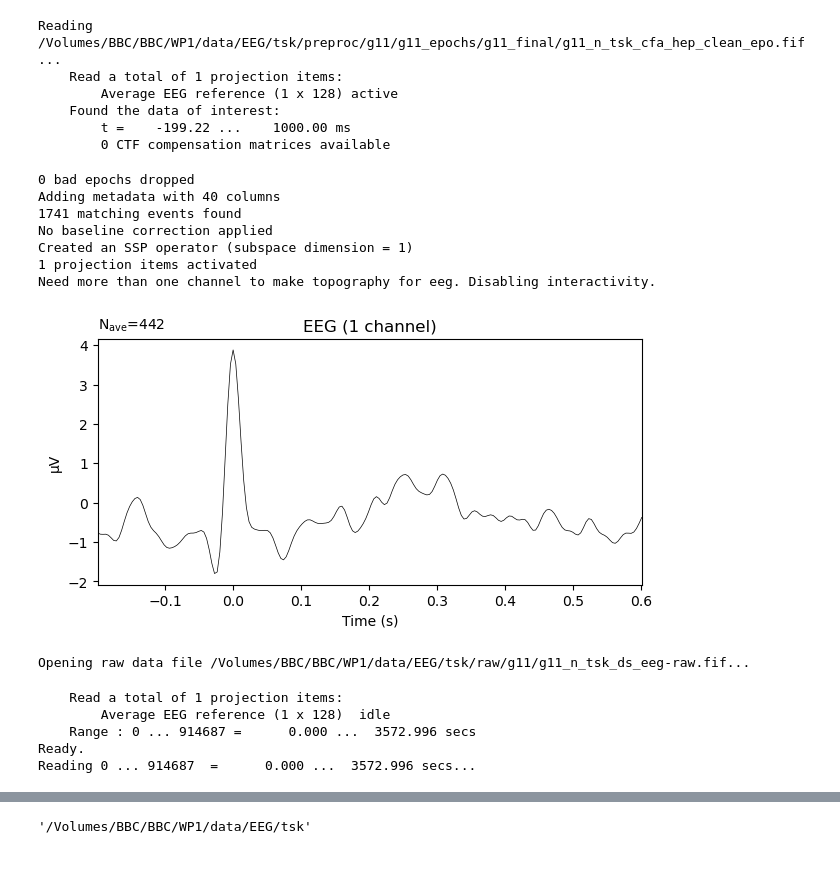
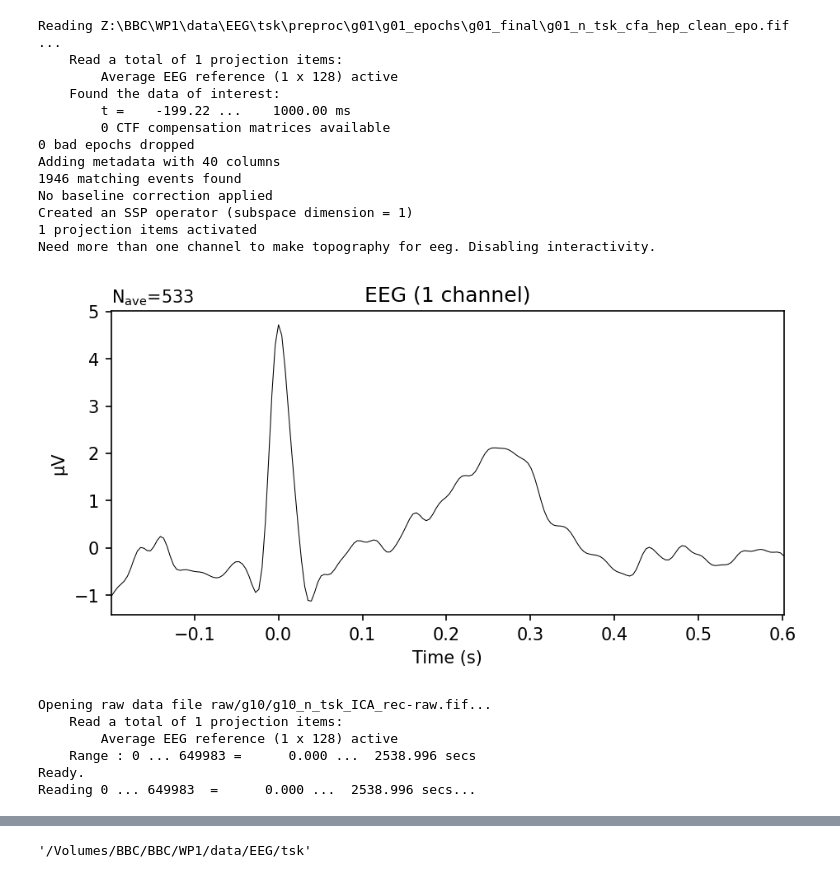
Before and after one commit to vivile42/unfold_proj, a Jupyter notebook: pre_test.ipynb, the cells around one changed output, grey strips where cells are left out. Saved outputs shown, nothing was run; the diff lists cells and outputs as text; code cells hidden in the pictures.

```diff
--- a/pre_test.ipynb
+++ b/pre_test.ipynb
@@ -43,33 +45,33 @@ Need more than one channel to make topography for eeg. Disabling interactivity.
 # %%
-epo_hep=mne.read_epochs('/Volumes/BBC/BBC/WP1/data/EEG/tsk/preproc/g11/g11_epochs/g11_final/g11_n_tsk_cfa_hep_clean_epo.fif')
+epo_hep=mne.read_epochs(f'preproc/{g_num}/{g_num}_epochs/{g_num}_final/{g_num}_n_tsk_cfa_hep_clean_epo.fif')
 epo_hep[('hep/RRCA')].average().crop(-0.3,0.6).plot(picks='A15')
 # %% [output]
-Reading /Volumes/BBC/BBC/WP1/data/EEG/tsk/preproc/g11/g11_epochs/g11_final/g11_n_tsk_cfa_hep_clean_epo.fif ...
+Reading Z:\BBC\WP1\data\EEG\tsk\preproc\g01\g01_epochs\g01_final\g01_n_tsk_cfa_hep_clean_epo.fif ...
     Read a total of 1 projection items:
         Average EEG reference (1 x 128) active
     Found the data of interest:
         t =    -199.22 ...    1000.00 ms
         0 CTF compensation matrices available
+0 bad epochs dropped
+Adding metadata with 40 columns
+1946 matching events found
+No baseline correction applied
+Created an SSP operator (subspace dimension = 1)
+1 projection items activated
+Need more than one channel to make topography for eeg. Disabling interactivity.
-0 bad epochs dropped
-Adding metadata with 40 columns
-1741 matching events found
-No baseline correction applied
-Created an SSP operator (subspace dimension = 1)
-1 projection items activated
-Need more than one channel to make topography for eeg. Disabling interactivity.
-[figure, old version]
+[figure, new version]
 # %%
 # Load your MNE Raw object (example)
-raw = mne.io.read_raw_fif("/Volumes/BBC/BBC/WP1/data/EEG/tsk/raw/g11/g11_n_tsk_ds_eeg-raw.fif", preload=True)
+raw = mne.io.read_raw_fif(f"raw/{g_num}/{g_num}_n_tsk_ICA_rec-raw.fif", preload=True)
 # Extract the data (channels × time)
 data = raw.get_data()  # Shape: (n_channels, n_times)
 # Extract channel names and sampling rate
 channel_names = raw.ch_names
 sfreq = raw.info["sfreq"]
 # %% [output]
-Opening raw data file /Volumes/BBC/BBC/WP1/data/EEG/tsk/raw/g11/g11_n_tsk_ds_eeg-raw.fif...
+Opening raw data file raw/g10/g10_n_tsk_ICA_rec-raw.fif...
+    Read a total of 1 projection items:
+        Average EEG reference (1 x 128) active
+    Range : 0 ... 649983 =      0.000 ...  2538.996 secs
+Ready.
+Reading 0 ... 649983  =      0.000 ...  2538.996 secs...
-    Read a total of 1 projection items:
-        Average EEG reference (1 x 128)  idle
-    Range : 0 ... 914687 =      0.000 ...  3572.996 secs
-Ready.
-Reading 0 ... 914687  =      0.000 ...  3572.996 secs...
```
Also changed, not shown: parts of 22 cells of this notebook, 2 other files.
